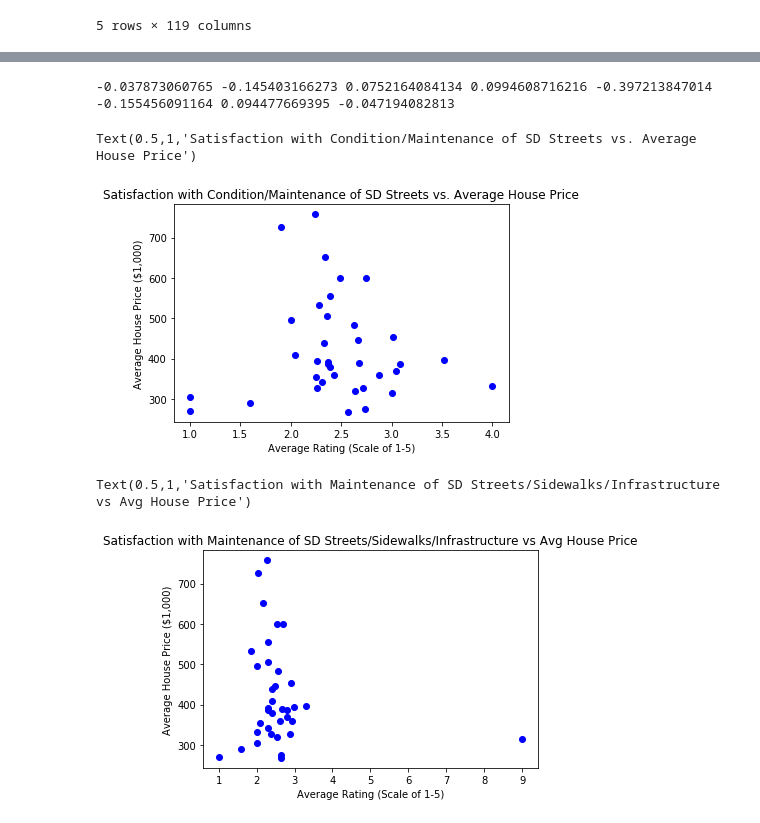
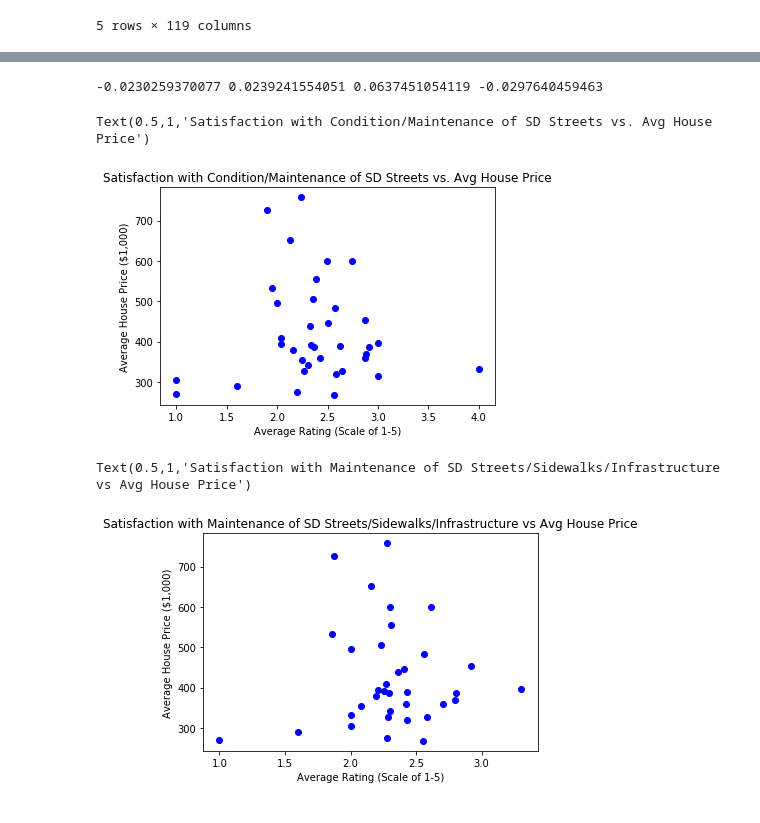
Before and after one commit to maggietsui/Final_Project_COGS108, a Jupyter notebook: Maggie.ipynb, the cells around one changed output, grey strips where cells are left out. Cells and saved outputs as stored; diff of their text form; code cells hidden in the pictures.

```diff
--- a/Maggie.ipynb
+++ b/Maggie.ipynb
@@ -76,0 +91,4 @@ data = data[data['ZIP'].isin(total_zip['ZIP'])].dropna()
+# %%
+#Convert 9s (meaning "don't know") to NaNs
+data.replace(9, np.nan, inplace=True)
+data.head(10)
@@ -127,5 +156,5 @@ Name: question_text, dtype: object 60    Efforts to keep streets clean (i.e., st
 Name: question_text, dtype: object
 # %%
 #Extract street questions and zipcodes out of the top 10
-street_qs = data[['Q8_3', 'Q3_8', 'Q8_4', 'Q8_10', 'Q8_7', 'Q8_8', 'Q8_2', 'Q8_9', 'ZIP']]
-street_qs
+street_qs = data[['Q8_3', 'Q3_8', 'Q8_4', 'Q8_10', 'ZIP']]
+#street_qs
@@ -172,22 +188,19 @@ Q8_3_corr = rating_and_price['Q8_3'].corr(rating_and_price['2017-09'])
 Q3_8_corr = rating_and_price['Q3_8'].corr(rating_and_price['2017-09'])
 Q8_4_corr = rating_and_price['Q8_4'].corr(rating_and_price['2017-09'])
 Q8_10_corr = rating_and_price['Q8_10'].corr(rating_and_price['2017-09'])
-Q8_7_corr = rating_and_price['Q8_7'].corr(rating_and_price['2017-09'])
-Q8_8_corr = rating_and_price['Q8_8'].corr(rating_and_price['2017-09'])
-Q8_2_corr = rating_and_price['Q8_2'].corr(rating_and_price['2017-09'])
-Q8_9_corr = rating_and_price['Q8_9'].corr(rating_and_price['2017-09'])
-print(Q8_3_corr,Q3_8_corr,Q8_4_corr,Q8_10_corr,Q8_7_corr,Q8_8_corr,Q8_2_corr,Q8_9_corr)
+
+print(Q8_3_corr,Q3_8_corr,Q8_4_corr,Q8_10_corr)
 # %% [output]
--0.037873060765 -0.145403166273 0.0752164084134 0.0994608716216 -0.397213847014 -0.155456091164 0.094477669395 -0.047194082813
+-0.0230259370077 0.0239241554051 0.0637451054119 -0.0297640459463
 # %%
 #Plot scatterplot of avg rating vs avg house price
 Q8_3_scatter = plt.scatter(rating_and_price['Q8_3'], rating_and_price['2017-09'], c='blue')
 plt.xlabel('Average Rating (Scale of 1-5)')
 plt.ylabel('Average House Price ($1,000)')
-plt.title('Satisfaction with Condition/Maintenance of SD Streets vs. Average House Price')
+plt.title('Satisfaction with Condition/Maintenance of SD Streets vs. Avg House Price')
 # %% [output]
-Text(0.5,1,'Satisfaction with Condition/Maintenance of SD Streets vs. Average House Price')
+Text(0.5,1,'Satisfaction with Condition/Maintenance of SD Streets vs. Avg House Price')
-[figure, old version]
+[figure, new version]
 # %%
 Q3_8_scatter = plt.scatter(rating_and_price['Q3_8'], rating_and_price['2017-09'], c='blue')
 plt.xlabel('Average Rating (Scale of 1-5)')
@@ -195,5 +208,5 @@ plt.ylabel('Average House Price ($1,000)')
 plt.title('Satisfaction with Maintenance of SD Streets/Sidewalks/Infrastructure vs Avg House Price')
 # %% [output]
 Text(0.5,1,'Satisfaction with Maintenance of SD Streets/Sidewalks/Infrastructure vs Avg House Price')
-[figure, old version]
+[figure, new version]
 # %%
```
Also changed, not shown: parts of 11 cells of this notebook.
